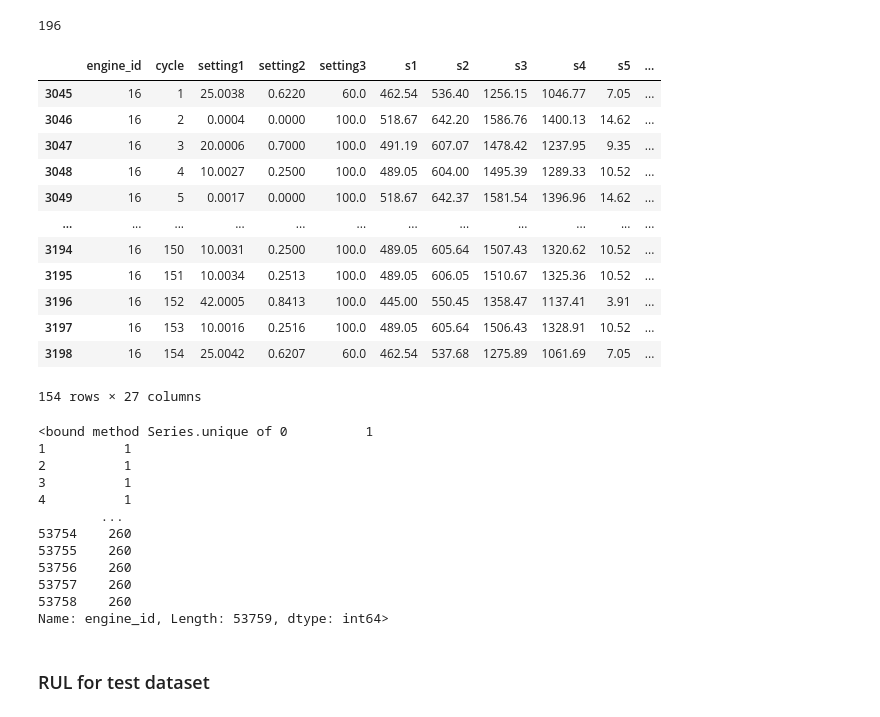
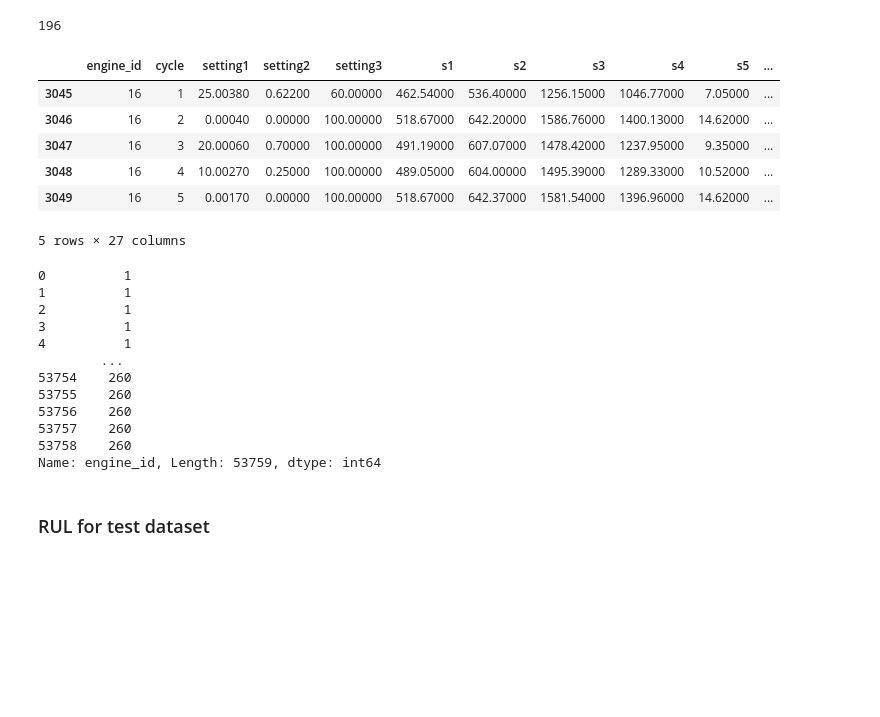
Before and after one commit to JoeZYX/AutoRUL, a Jupyter notebook: ECLSTM_RUL_estimation_tests.ipynb, the cells around one changed output. Drawn from its saved outputs; the diff is of its cells as text; code cells hidden in the pictures; blank space fills up the shorter version.

```diff
--- a/ECLSTM_RUL_estimation_tests.ipynb
+++ b/ECLSTM_RUL_estimation_tests.ipynb
@@ -88,25 +104,19 @@ knee_point
 # %% [output]
 196
 # %%
-train_FD[ train_FD['engine_id'] == 16]
+train_FD[ train_FD['engine_id'] == 16].head()
 # %% [output]
 |  | engine_id | cycle | setting1 | setting2 | setting3 | s1 | s2 | s3 | s4 | s5 | ... |
-| 3045 | 16 | 1 | 25.0038 | 0.6220 | 60.0 | 462.54 | 536.40 | 1256.15 | 1046.77 | 7.05 | ... |
-| 3046 | 16 | 2 | 0.0004 | 0.0000 | 100.0 | 518.67 | 642.20 | 1586.76 | 1400.13 | 14.62 | ... |
-| 3047 | 16 | 3 | 20.0006 | 0.7000 | 100.0 | 491.19 | 607.07 | 1478.42 | 1237.95 | 9.35 | ... |
-| 3048 | 16 | 4 | 10.0027 | 0.2500 | 100.0 | 489.05 | 604.00 | 1495.39 | 1289.33 | 10.52 | ... |
-| 3049 | 16 | 5 | 0.0017 | 0.0000 | 100.0 | 518.67 | 642.37 | 1581.54 | 1396.96 | 14.62 | ... |
-| ... | ... | ... | ... | ... | ... | ... | ... | ... | ... | ... | ... |
-| 3194 | 16 | 150 | 10.0031 | 0.2500 | 100.0 | 489.05 | 605.64 | 1507.43 | 1320.62 | 10.52 | ... |
-| 3195 | 16 | 151 | 10.0034 | 0.2513 | 100.0 | 489.05 | 606.05 | 1510.67 | 1325.36 | 10.52 | ... |
-| 3196 | 16 | 152 | 42.0005 | 0.8413 | 100.0 | 445.00 | 550.45 | 1358.47 | 1137.41 | 3.91 | ... |
-| 3197 | 16 | 153 | 10.0016 | 0.2516 | 100.0 | 489.05 | 605.64 | 1506.43 | 1328.91 | 10.52 | ... |
-| 3198 | 16 | 154 | 25.0042 | 0.6207 | 60.0 | 462.54 | 537.68 | 1275.89 | 1061.69 | 7.05 | ... |
+| 3045 | 16 | 1 | 25.00380 | 0.62200 | 60.00000 | 462.54000 | 536.40000 | 1256.15000 | 1046.77000 | 7.05000 | ... |
+| 3046 | 16 | 2 | 0.00040 | 0.00000 | 100.00000 | 518.67000 | 642.20000 | 1586.76000 | 1400.13000 | 14.62000 | ... |
+| 3047 | 16 | 3 | 20.00060 | 0.70000 | 100.00000 | 491.19000 | 607.07000 | 1478.42000 | 1237.95000 | 9.35000 | ... |
+| 3048 | 16 | 4 | 10.00270 | 0.25000 | 100.00000 | 489.05000 | 604.00000 | 1495.39000 | 1289.33000 | 10.52000 | ... |
+| 3049 | 16 | 5 | 0.00170 | 0.00000 | 100.00000 | 518.67000 | 642.37000 | 1581.54000 | 1396.96000 | 14.62000 | ... |
-154 rows × 27 columns
+5 rows × 27 columns
 # %%
-train_FD['engine_id'].unique
+train_FD['engine_id']
 # %% [output]
-<bound method Series.unique of 0          1
+0          1
 1          1
 2          1
 3          1
@@ -117,7 +127,7 @@ train_FD['engine_id'].unique
 53756    260
 53757    260
 53758    260
-Name: engine_id, Length: 53759, dtype: int64>
+Name: engine_id, Length: 53759, dtype: int64
 # %% [markdown]
 ### RUL for test dataset
 # %%
```
Also changed, not shown: parts of 3 cells of this notebook, 2 other files.
